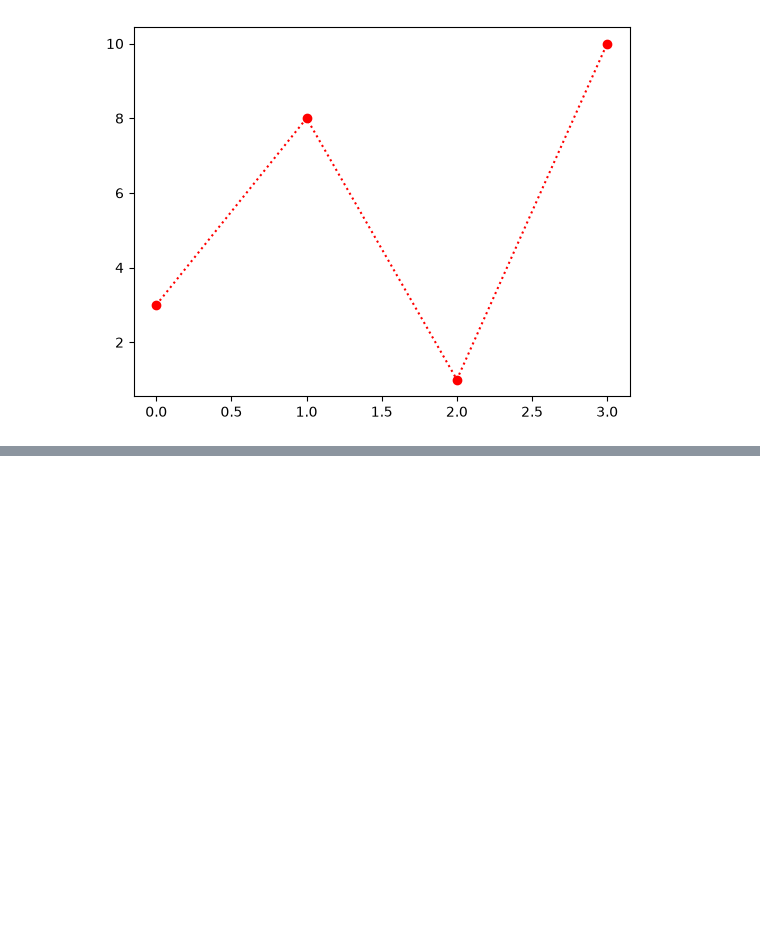
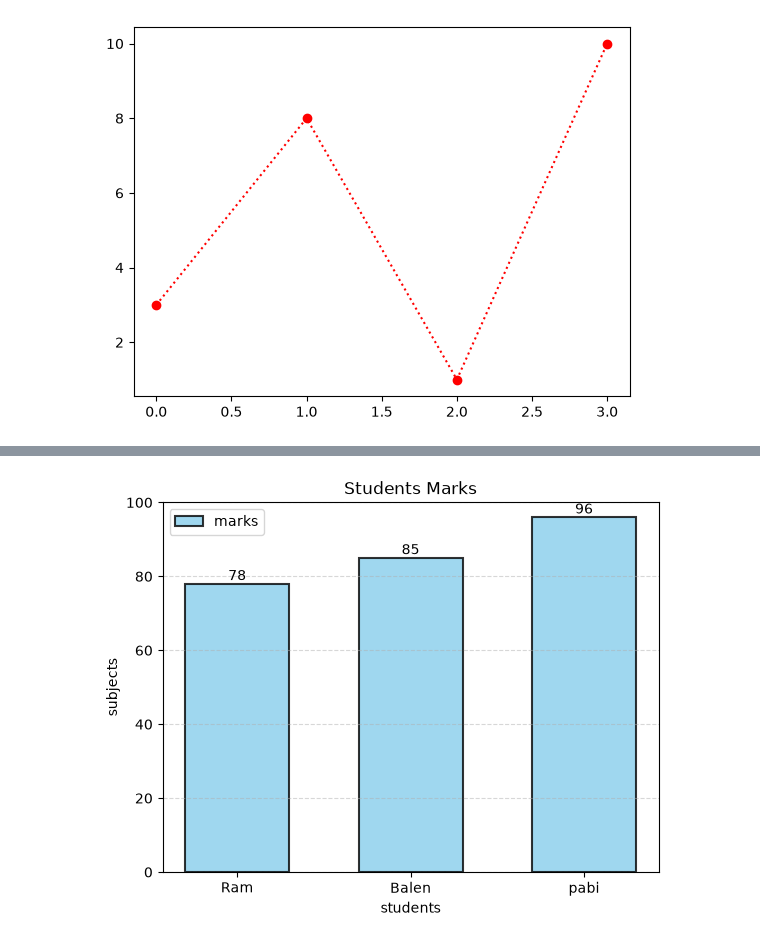
Before and after one commit to Aarati123456/python-data-science, a Jupyter notebook: pandas.ipynb, the cells around one changed output, grey strips where cells are left out. Drawn from its saved outputs; the diff is of its cells as text; code cells hidden in the pictures; blank space fills up the shorter version.

```diff
--- a/pandas.ipynb
+++ b/pandas.ipynb
@@ -140,0 +164,30 @@ plt.show()
+# %%
+students = ["Ram", "Balen", "pabi"]
+subjects = ["python", "Java", "R"]
+marks = [78, 85, 96]
+
+plt.bar(
+    students,
+    marks,
+    width=0.6,
+    color="skyblue",
+    edgecolor="black",
+    linewidth=1.5,
+    alpha=0.8,
+    label="marks"
+)
+
+plt.xlabel("students")
+plt.ylabel("subjects")
+plt.title("Students Marks")
+plt.grid(axis="y", linestyle="--", alpha=0.5)
+
+plt.ylim(0, 100)
+
+for i, value in enumerate(marks):
+    plt.text(i, value + 1, str(value), ha="center")
+
+plt.legend()
+plt.show()
+# %% [output]
+[figure, added]
```
Also changed, not shown: parts of 2 cells of this notebook.
